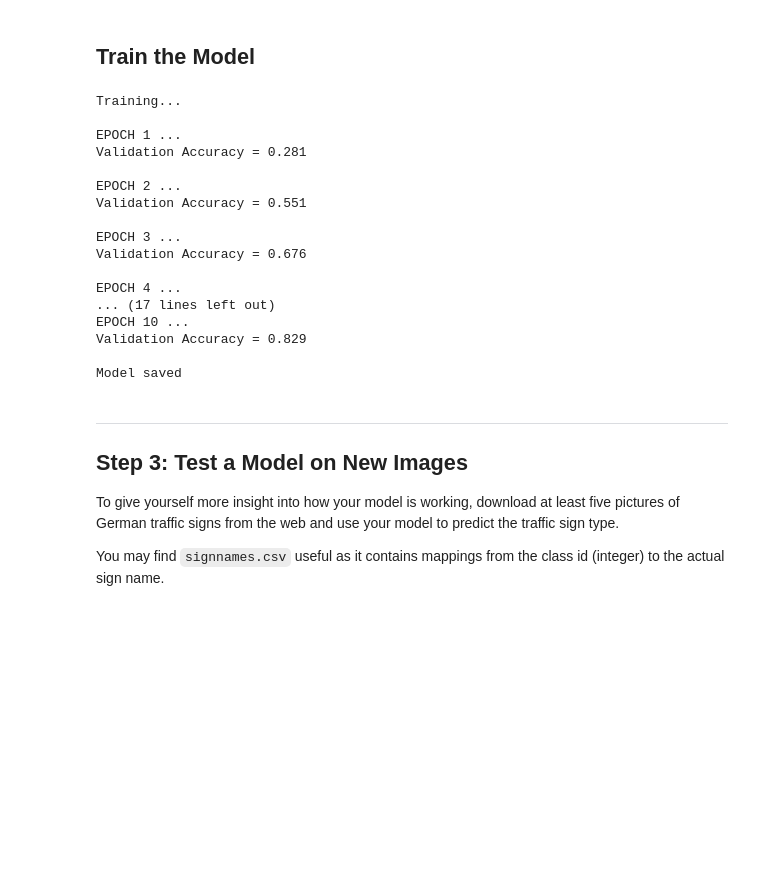
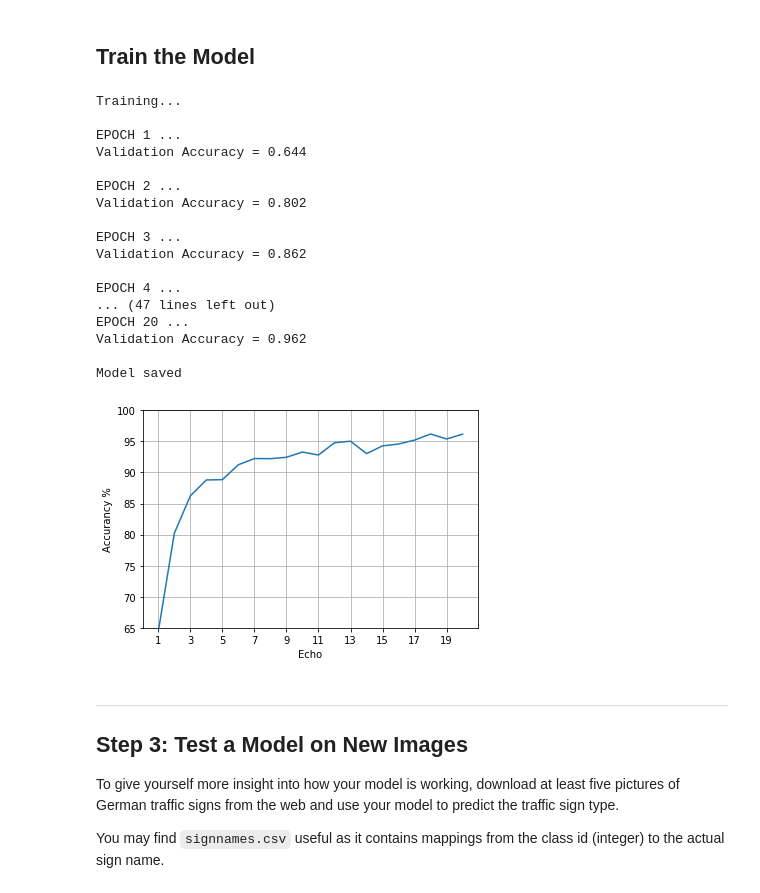
Before and after one commit to uranus4ever/Traffic-Sign-Classifier-CNN, a Jupyter notebook: Traffic_Sign_Classifier-Copy1.ipynb, the cells around one changed output. Cells and saved outputs as stored; diff of their text form; code cells hidden in the pictures; blank space fills up the shorter version.

```diff
--- a/Traffic_Sign_Classifier-Copy1.ipynb
+++ b/Traffic_Sign_Classifier-Copy1.ipynb
@@ -147,9 +174,0 @@ X_train, y_train = shuffle(X_train, y_train)
-# %%
-import numpy as np
-
-# Pad images with 0s
-X_train      = np.pad(X_train, ((0,0),(2,2),(2,2),(0,0)), 'constant')
-X_valid      = np.pad(X_valid, ((0,0),(2,2),(2,2),(0,0)), 'constant')
-X_test       = np.pad(X_test, ((0,0),(2,2),(2,2),(0,0)), 'constant')
-
-print("Updated Image Shape: {}".format(X_train[0].shape))
@@ -234,9 +274,10 @@ sets imply underfitting. A high accuracy on the training set but low accuracy on
 ### Calculate and report the accuracy on the training and validation set.
 ### Once a final model architecture is selected,
 ### the accuracy on the test set should be calculated and reported as well.
-### Feel free to use as many code cells as needed.
-x = tf.placeholder(tf.float32, (None, 36, 36, 3))
+
+x = tf.placeholder(tf.float32, (None, 32, 32, 1))
 y = tf.placeholder(tf.int32, (None))
+keep_prob = tf.placeholder(tf.float32)
 one_hot_y = tf.one_hot(y, 43)
 # %% [markdown]
 ## Training Pipeline
@@ -260,8 +301,8 @@ def evaluate(X_data, y_data):
     total_accuracy = 0
     sess = tf.get_default_session()
     for offset in range(0, num_examples, BATCH_SIZE):
-        batch_x, batch_y = X_data[offset:offset+BATCH_SIZE], y_data[offset:offset+BATCH_SIZE]
-        accuracy = sess.run(accuracy_operation, feed_dict={x: batch_x, y: batch_y})
+        batch_x, batch_y = X_data[offset:offset + BATCH_SIZE], y_data[offset:offset + BATCH_SIZE]
+        accuracy = sess.run(accuracy_operation, feed_dict={x: batch_x, y: batch_y, keep_prob: 1.0})
         total_accuracy += (accuracy * len(batch_x))
     return total_accuracy / num_examples
 # %% [markdown]
@@ -273,38 +314,57 @@ with tf.Session() as sess:
 
     print("Training...")
     print()
+    AccuracySet = []
     for i in range(EPOCHS):
         X_train, y_train = shuffle(X_train, y_train)
         for offset in range(0, num_examples, BATCH_SIZE):
             end = offset + BATCH_SIZE
             batch_x, batch_y = X_train[offset:end], y_train[offset:end]
-            sess.run(training_operation, feed_dict={x: batch_x, y: batch_y})
+            sess.run(training_operation, feed_dict={x: batch_x, y: batch_y, keep_prob: 0.5})
 
         validation_accuracy = evaluate(X_valid, y_valid)
-        print("EPOCH {} ...".format(i+1))
+        print("EPOCH {} ...".format(i + 1))
         print("Validation Accuracy = {:.3f}".format(validation_accuracy))
         print()
-
-    saver.save(sess, './Traffic-Sign-CNNmodelNotebook')
+        AccuracySet.append(validation_accuracy * 100)
+    saver.save(sess, './Traffic-Sign-CNNmodel')
     print("Model saved")
 # %% [output]
 Training...
 
 EPOCH 1 ...
-Validation Accuracy = 0.281
+Validation Accuracy = 0.644
 
 EPOCH 2 ...
-Validation Accuracy = 0.551
+Validation Accuracy = 0.802
 
 EPOCH 3 ...
-Validation Accuracy = 0.676
+Validation Accuracy = 0.862
 
 EPOCH 4 ...
-... (17 lines left out)
-EPOCH 10 ...
-Validation Accuracy = 0.829
+... (47 lines left out)
+EPOCH 20 ...
+Validation Accuracy = 0.962
 
 Model saved
+# %%
+### Plot Model Training Accurancy Curve
+xData = [i for i in range(EPOCHS)]
+xlabel = [i for i in range(1,EPOCHS,2)]
+xlableSet = []
+for i in range(len(xlabel)):
+    xl = '{}'.format(xlabel[i])
+    xlableSet.append(xl)
+plt.figure()
+plt.plot(xData, AccuracySet)
+plt.xticks([i for i in range(0,EPOCHS,2)], tuple(xlableSet))
+plt.xlabel('Echo')
+plt.ylabel('Accurancy %')
+plt.ylim(65, 100)
+plt.grid()
+plt.show()
+# %% [output]
+[figure, added]
 # %% [markdown]
 ---
 
```
Also changed, not shown: parts of 13 cells of this notebook, 1 other file.
